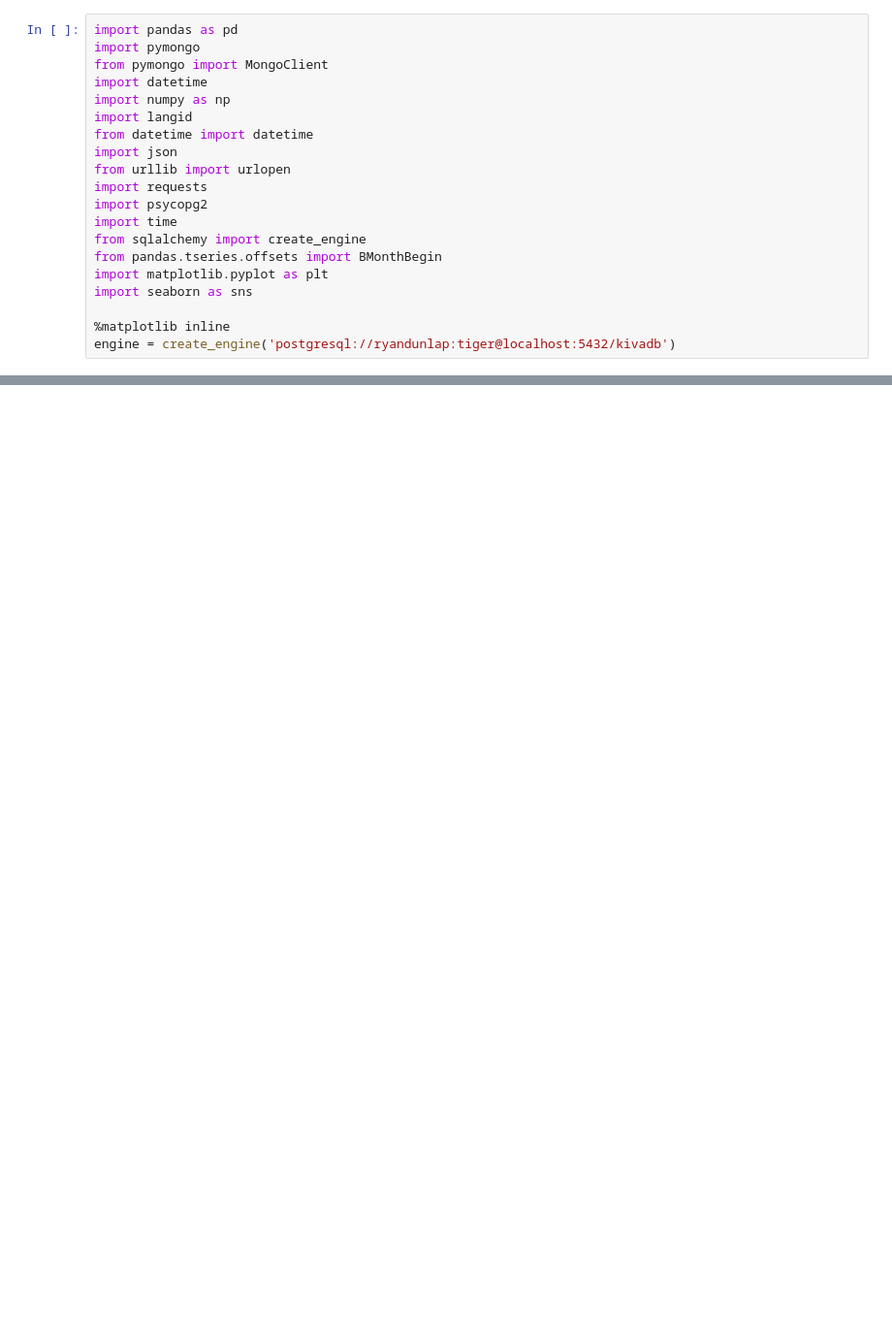
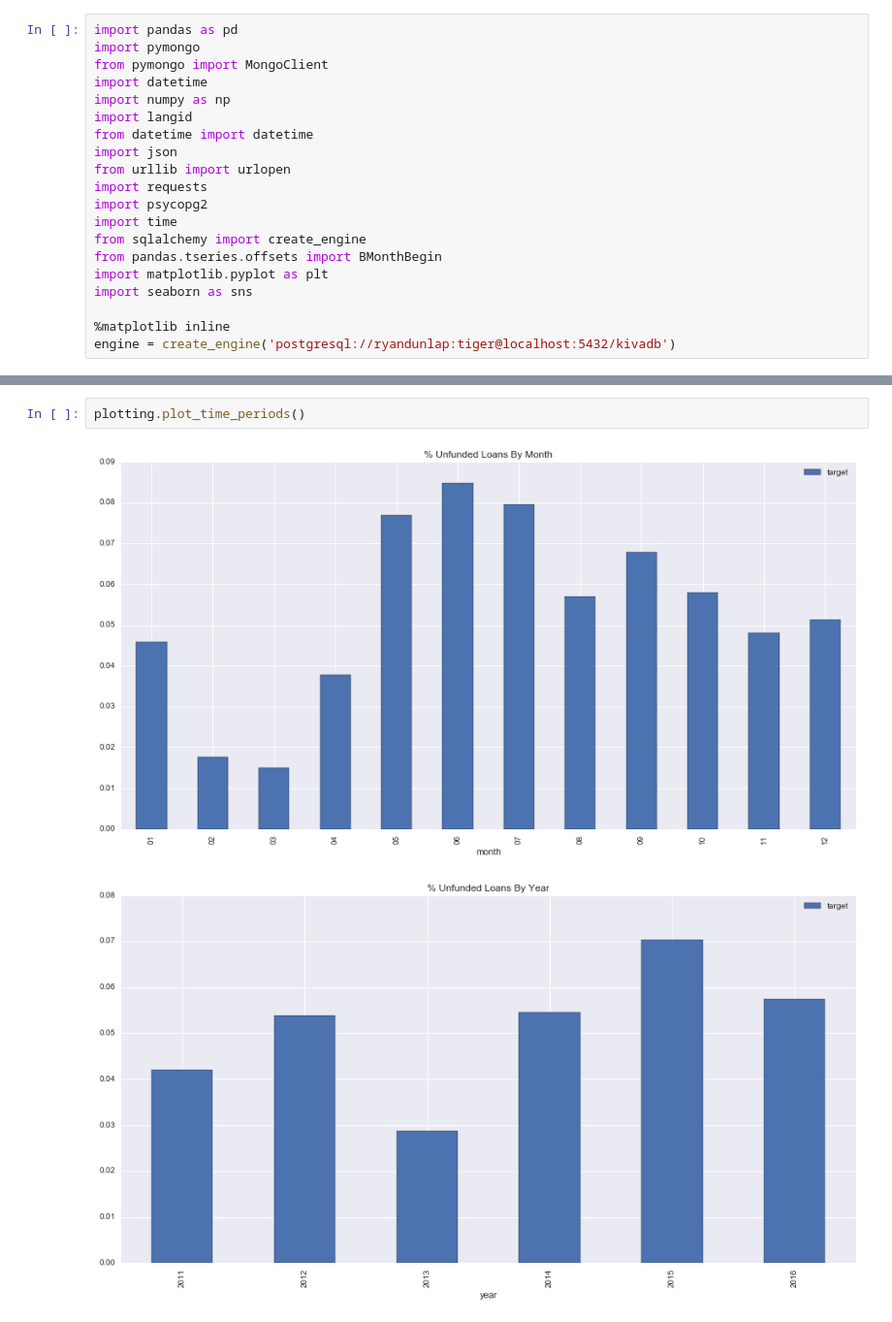
Before and after one commit to rddunlap23/DSI-Kiva-Capstone, a Jupyter notebook: Kiva - Capstone.ipynb, the cells around one changed output, grey strips where cells are left out. Shown at 97% size. Drawn from its saved outputs; the diff is of its cells as text; blank space fills up the shorter version.

```diff
--- a/Kiva - Capstone.ipynb
+++ b/Kiva - Capstone.ipynb
@@ -287,0 +198,5 @@ my_pipeline.score(sample, sample.target)
+# %%
+plotting.plot_time_periods()
+# %% [output]
+[figure, added]
+[figure, added]
```
Also changed, not shown: parts of 63 cells of this notebook.
